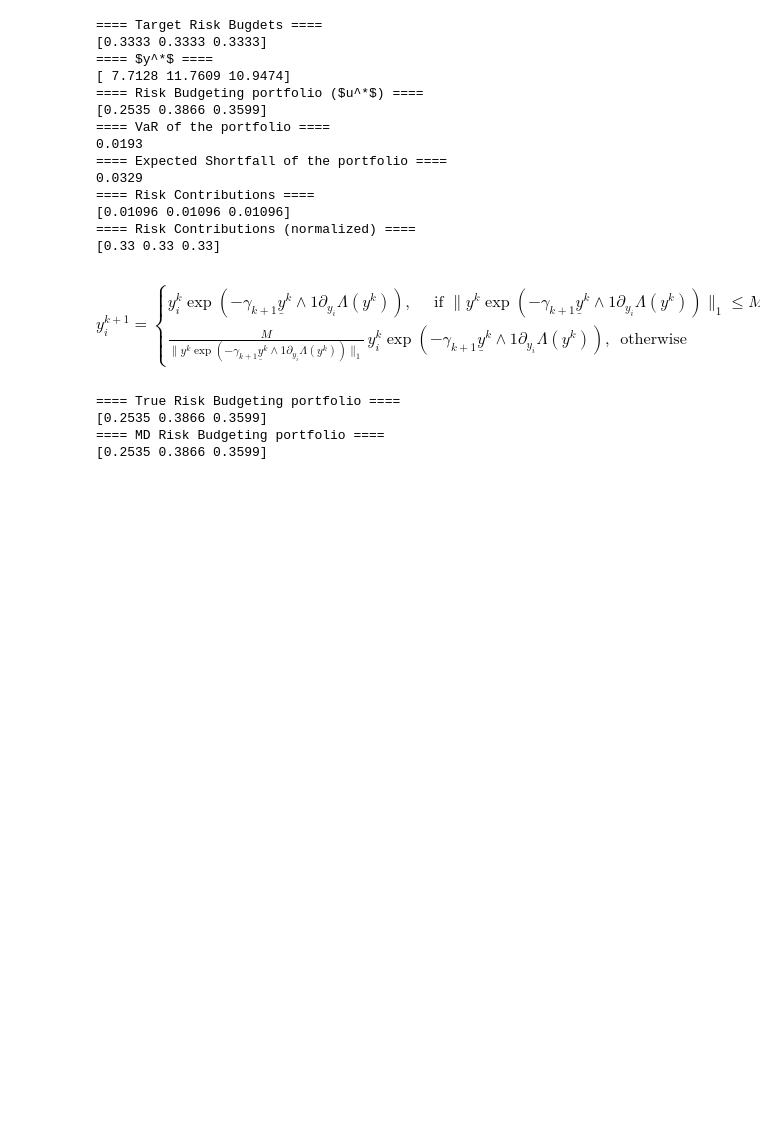
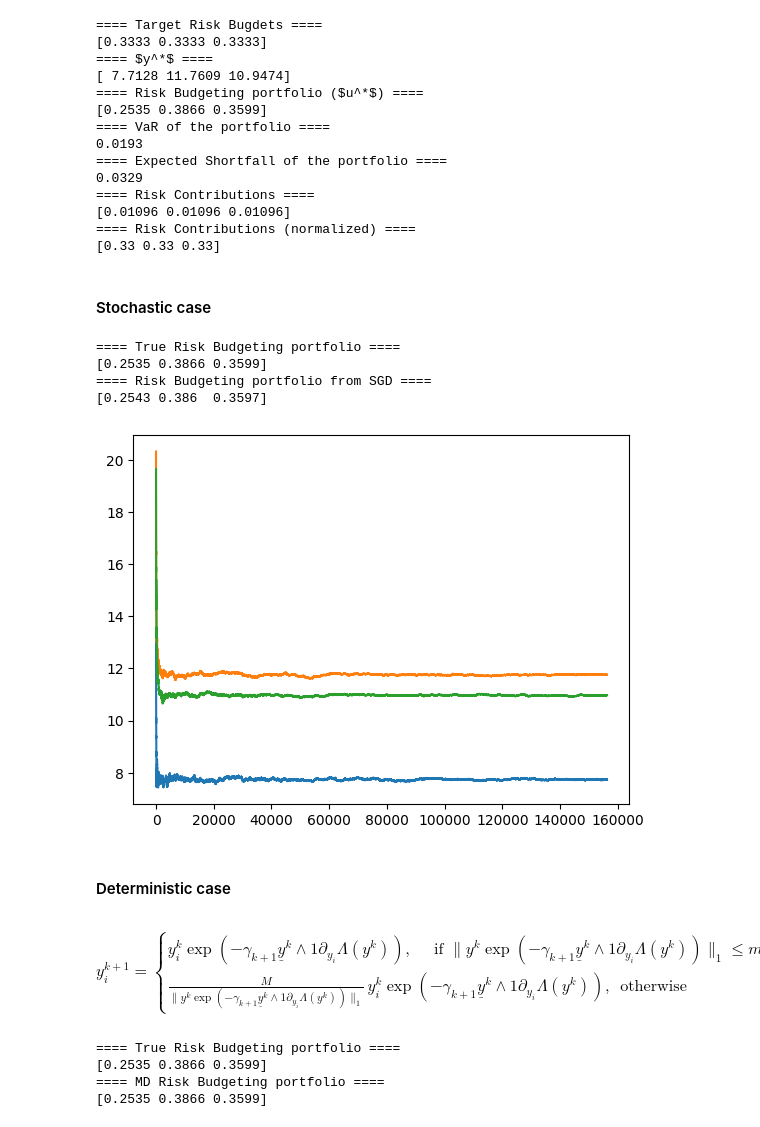
Before and after one commit to martinarnaiziglesias/mirror_descent_rb, a Jupyter notebook: mirror_descent_toy_example.ipynb, the cells around one changed output. Saved outputs shown, nothing was run; the diff lists cells and outputs as text; code cells hidden in the pictures; blank space fills up the shorter version.

```diff
--- a/mirror_descent_toy_example.ipynb
+++ b/mirror_descent_toy_example.ipynb
@@ -126,11 +126,46 @@ print(np.round(risk_contribs/sum(risk_contribs), 2))
 [0.01096 0.01096 0.01096]
 ==== Risk Contributions (normalized) ====
 [0.33 0.33 0.33]
+# %% [markdown]
+#### Stochastic case
+# %%
+np.random.seed(0)
+X = SM_model.rvs(1000000)
+np.random.shuffle(X)
+# %%
+# we define our risk budgeting problem for expected shortfall
+rb = RiskBudgeting(risk_measure='expected_shortfall',
+                   alpha=0.95,
+                   budgets='ERC')
+
+rb.solve(X,
+         epochs=10,
+         minibatch_size=64,
+         eta_0_y=50,
+         eta_0_t=1,
+         c=0.65,
+         polyak_ruppert=0.2,
+         store=True)
+
+print('==== True Risk Budgeting portfolio ====')
+print(np.round(SM_theta, 4))
+print('==== Risk Budgeting portfolio from SGD ====')
+print(np.round(rb.x, 4))
+
+plt.plot(rb.ys);
+# %% [output]
+==== True Risk Budgeting portfolio ====
+[0.2535 0.3866 0.3599]
+==== Risk Budgeting portfolio from SGD ====
+[0.2543 0.386  0.3597]
+[figure, added]
+# %% [markdown]
+#### Deterministic case
 # %% [markdown]
 $$
     y^{k+1}_i =\left\{
                 \begin{array}{ll}
-                  y^k_i \exp(-\gamma_{k+1} \underline{y}^k \wedge 1 \partial_{y_i}  \Lambda(y^k)) , \quad \text{ if } \|y^k \exp(-\gamma_{k+1} \underline{y}^k \wedge 1 \partial_{y_i}  \Lambda(y^k))\|_1 \leq M\\
+                  y^k_i \exp(-\gamma_{k+1} \underline{y}^k \wedge 1 \partial_{y_i}  \Lambda(y^k)) , \quad \text{ if } \|y^k \exp(-\gamma_{k+1} \underline{y}^k \wedge 1 \partial_{y_i}  \Lambda(y^k))\|_1 \leq m\\
                    \frac{M}{ \|y^k \exp(-\gamma_{k+1} \underline{y}^k \wedge 1 \partial_{y_i}  \Lambda(y^k))\|_1 } \, y^k_i \exp(-\gamma_{k+1} \underline{y}^k \wedge 1 \partial_{y_i}  \Lambda(y^k)), \, \text{ otherwise }
                 \end{array}
               \right.
```
Also changed, not shown: parts of 4 cells of this notebook.
